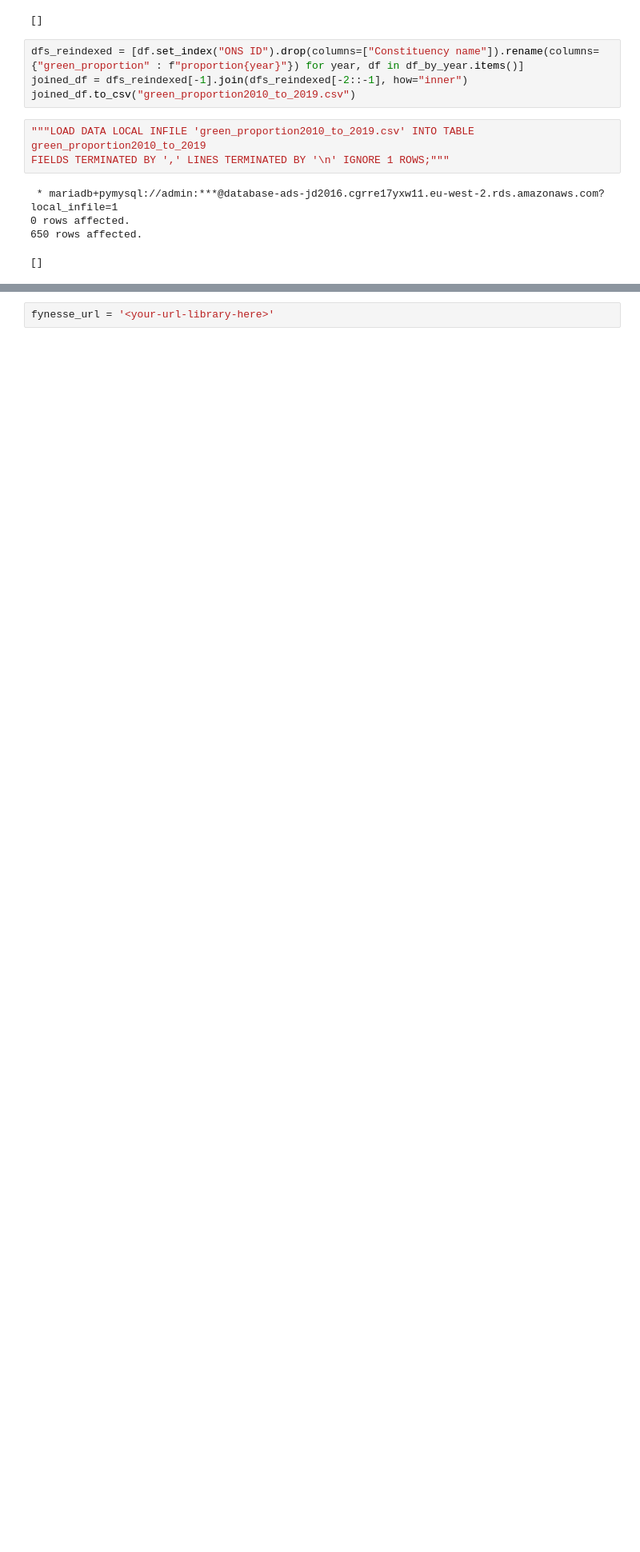
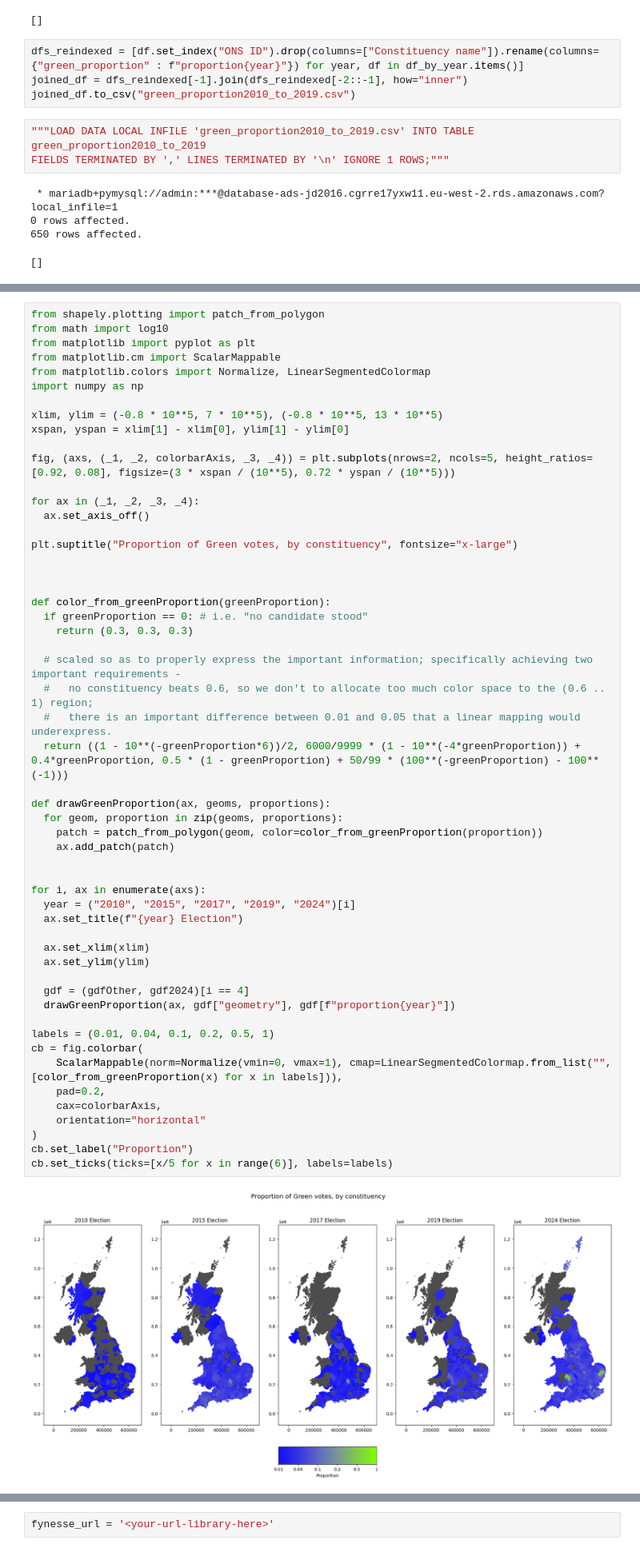
Before and after one commit to JDS289/jd2016_ads_2024, a Jupyter notebook: ads_course_assessment.ipynb, the cells around one changed output, grey strips where cells are left out. Shown at 80% size. Cells and saved outputs as stored; diff of their text form; blank space fills up the shorter version.

```diff
--- a/ads_course_assessment.ipynb
+++ b/ads_course_assessment.ipynb
@@ -699,0 +646,56 @@ SHOW FULL processlist;
+# %%
+from shapely.plotting import patch_from_polygon
+from math import log10
+from matplotlib import pyplot as plt
+from matplotlib.cm import ScalarMappable
+from matplotlib.colors import Normalize, LinearSegmentedColormap
+import numpy as np
+
+xlim, ylim = (-0.8 * 10**5, 7 * 10**5), (-0.8 * 10**5, 13 * 10**5)
+xspan, yspan = xlim[1] - xlim[0], ylim[1] - ylim[0]
+
+fig, (axs, (_1, _2, colorbarAxis, _3, _4)) = plt.subplots(nrows=2, ncols=5, height_ratios=[0.92, 0.08], figsize=(3 * xspan / (10**5), 0.72 * yspan / (10**5)))
+
+for ax in (_1, _2, _3, _4):
+  ax.set_axis_off()
+
+plt.suptitle("Proportion of Green votes, by constituency", fontsize="x-large")
+
+
+
+def color_from_greenProportion(greenProportion):
+  if greenProportion == 0: # i.e. "no candidate stood"
+    return (0.3, 0.3, 0.3)
+
+  # scaled so as to properly express the important information; specifically achieving two important requirements -
+  #   no constituency beats 0.6, so we don't to allocate too much color space to the (0.6 .. 1) region;
+  #   there is an important difference between 0.01 and 0.05 that a linear mapping would underexpress.
+  return ((1 - 10**(-greenProportion*6))/2, 6000/9999 * (1 - 10**(-4*greenProportion)) + 0.4*greenProportion, 0.5 * (1 - greenProportion) + 50/99 * (100**(-greenProportion) - 100**(-1)))
+
+def drawGreenProportion(ax, geoms, proportions):
+  for geom, proportion in zip(geoms, proportions):
+    patch = patch_from_polygon(geom, color=color_from_greenProportion(proportion))
+    ax.add_patch(patch)
+
+
+for i, ax in enumerate(axs):
+  year = ("2010", "2015", "2017", "2019", "2024")[i]
+  ax.set_title(f"{year} Election")
+
+  ax.set_xlim(xlim)
+  ax.set_ylim(ylim)
+
+  gdf = (gdfOther, gdf2024)[i == 4]
+  drawGreenProportion(ax, gdf["geometry"], gdf[f"proportion{year}"])
+
+labels = (0.01, 0.04, 0.1, 0.2, 0.5, 1)
+cb = fig.colorbar(
+    ScalarMappable(norm=Normalize(vmin=0, vmax=1), cmap=LinearSegmentedColormap.from_list("", [color_from_greenProportion(x) for x in labels])),
+    pad=0.2,
+    cax=colorbarAxis,
+    orientation="horizontal"
+)
+cb.set_label("Proportion")
+cb.set_ticks(ticks=[x/5 for x in range(6)], labels=labels)
+# %% [output]
+[figure, added]
```
Also changed, not shown: parts of 14 cells of this notebook.
